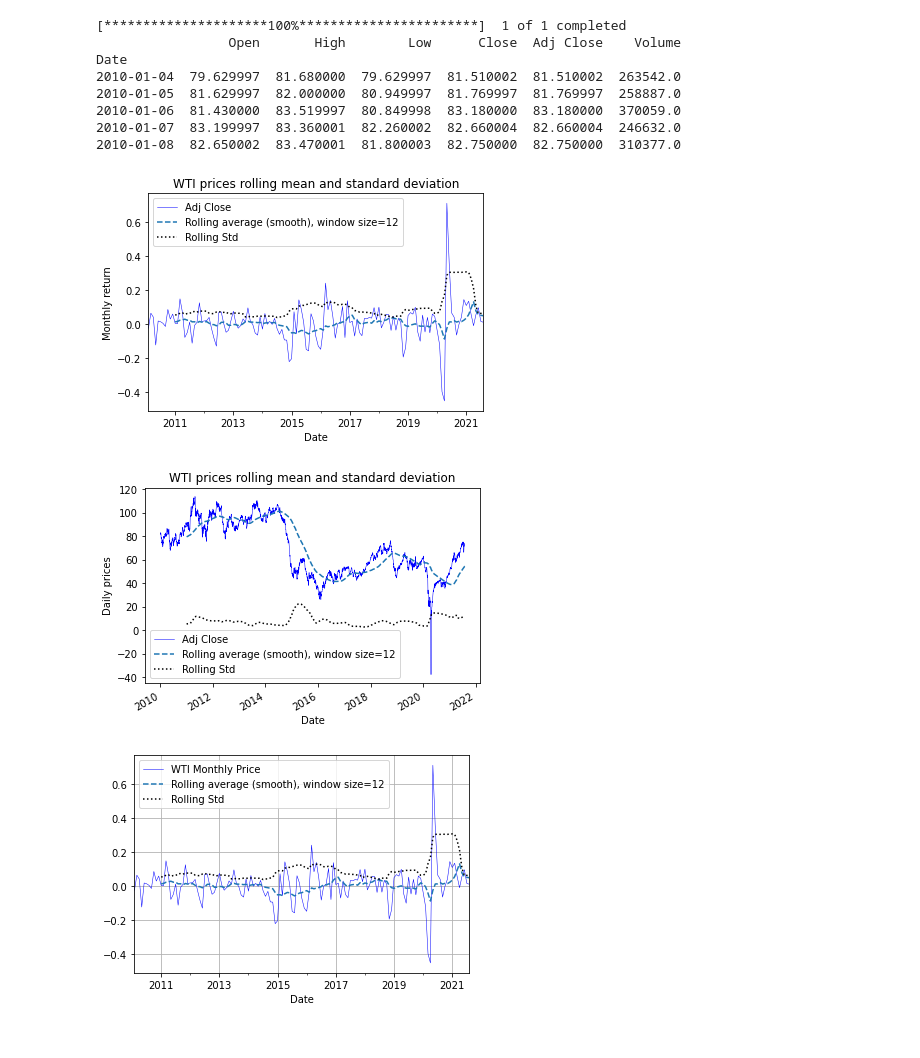
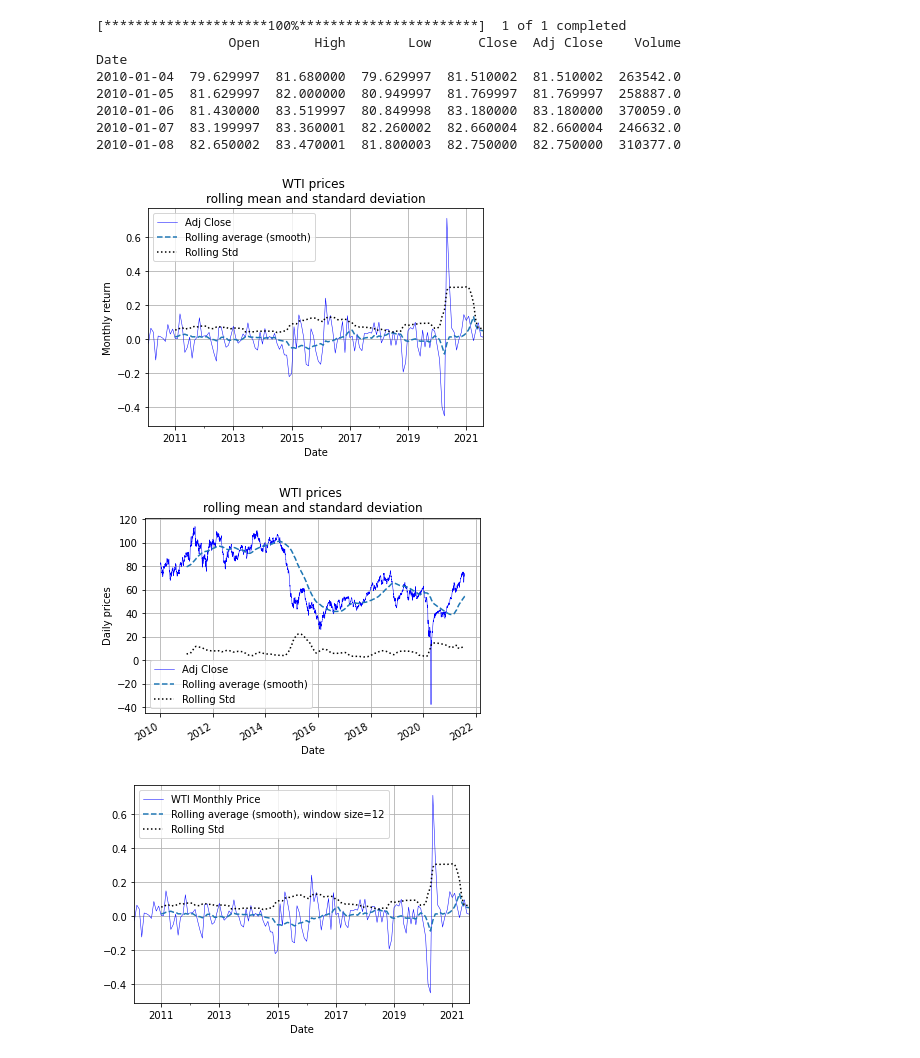
Before and after one commit to saritmaitra/roll_forward_validation, a Jupyter notebook: Roll_Forward.ipynb, the cells around one changed output. Drawn from its saved outputs; the diff is of its cells as text; code cells hidden in the pictures.

```diff
--- a/Roll_Forward.ipynb
+++ b/Roll_Forward.ipynb
@@ -55,17 +55,17 @@ Date
 # %%
 def rolling_statistics_ts(ts, title, ylabel, window_size=12):
   ts.plot(style='-', color = 'blue',lw=0.5)
-  ts.rolling(window_size).mean().plot(style='--', label='Rolling average (smooth), window size=12')
+  ts.rolling(window_size).mean().plot(style='--', label='Rolling average (smooth)')
   ts.rolling(window_size).std().plot(style=':', color='black', label='Rolling Std')
   plt.legend(loc='best')
   plt.ylabel(ylabel)
-  plt.title(title)
+  plt.title(title); plt.grid(True)
   plt.show(block=False)
-rolling_statistics_ts(mtly_return[1:],'WTI prices rolling mean and standard deviation','Monthly return')
-rolling_statistics_ts(df['Adj Close'],'WTI prices rolling mean and standard deviation','Daily prices',252)
+rolling_statistics_ts(mtly_return[1:],'WTI prices \nrolling mean and standard deviation','Monthly return')
+rolling_statistics_ts(df['Adj Close'],'WTI prices \nrolling mean and standard deviation','Daily prices',252)
 # %% [output]
-[figure, old version]
+[figure, new version]
-[figure, old version]
+[figure, new version]
 # %%
 mtly_return = df['Adj Close'].resample('M').mean().pct_change()
 # %%
```
Also changed, not shown: parts of 3 cells of this notebook.
